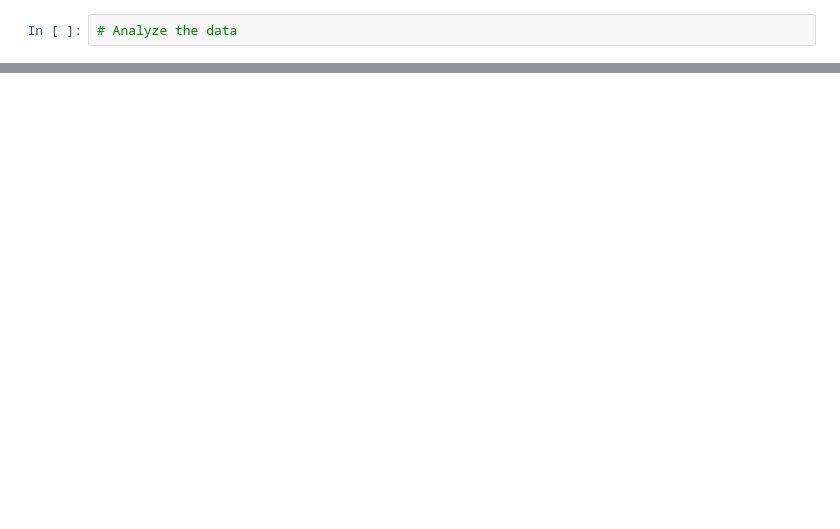
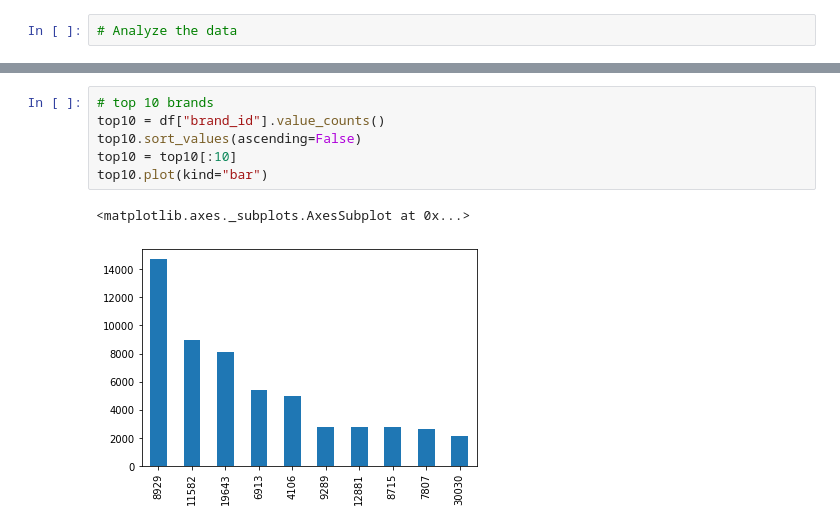
Before and after one commit to chaitanya12192/Analytics, a Jupyter notebook: Faire_Take_Home_Assignment.ipynb, the cells around one changed output, grey strips where cells are left out. Cells and saved outputs as stored; diff of their text form; blank space fills up the shorter version.

```diff
--- a/Faire_Take_Home_Assignment.ipynb
+++ b/Faire_Take_Home_Assignment.ipynb
@@ -69,0 +138,9 @@ dtype: object
+# %%
+# top 10 brands
+top10 = df["brand_id"].value_counts()
+top10.sort_values(ascending=False)
+top10 = top10[:10]
+top10.plot(kind="bar")
+# %% [output]
+<matplotlib.axes._subplots.AxesSubplot at 0x...>
+[figure, added]
```
Also changed, not shown: parts of 19 cells of this notebook.
